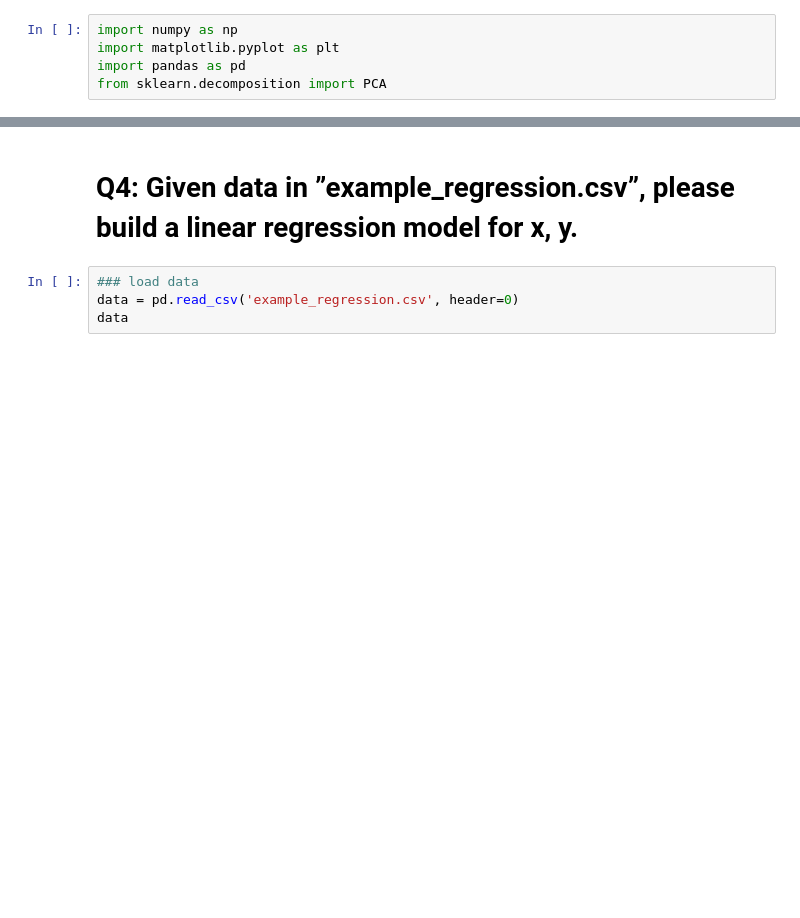
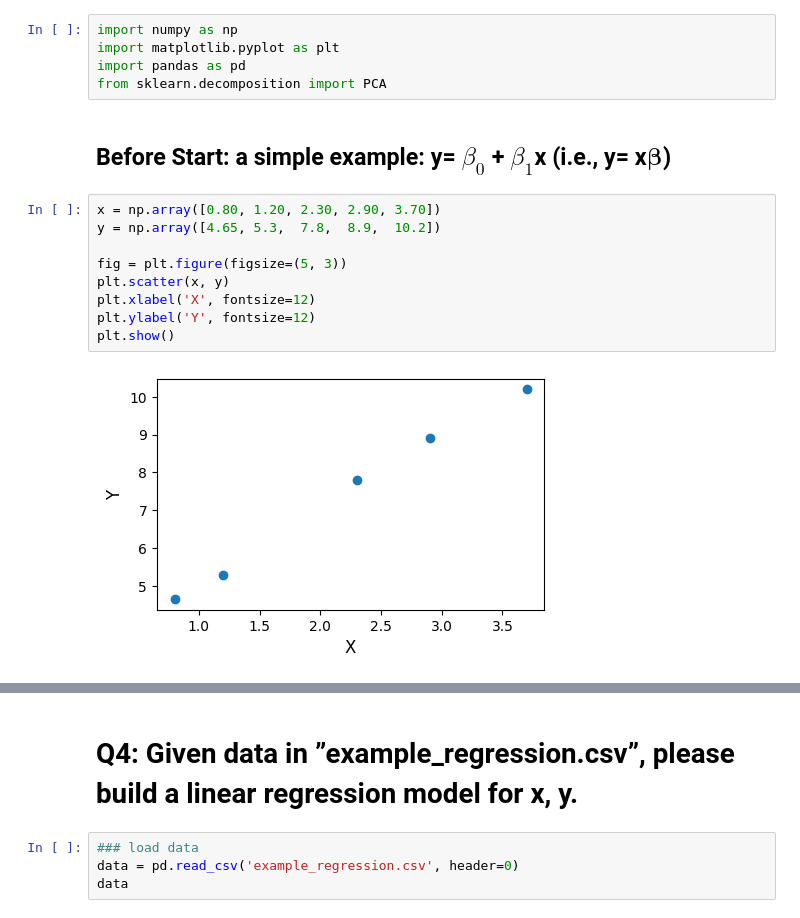
Before and after one commit to guo-ipht/Seminar_Teaching, a Jupyter notebook: Computational_Chemistry_SoSe26/Computer_based_chemistry_seminar_07.ipynb, the cells around one changed output, grey strips where cells are left out. Saved outputs shown, nothing was run; the diff lists cells and outputs as text; blank space fills up the shorter version.

```diff
--- a/Computational_Chemistry_SoSe26/Computer_based_chemistry_seminar_07.ipynb
+++ b/Computational_Chemistry_SoSe26/Computer_based_chemistry_seminar_07.ipynb
@@ -3,3 +3,16 @@ import numpy as np
 import matplotlib.pyplot as plt
 import pandas as pd
 from sklearn.decomposition import PCA
+# %% [markdown]
+## Before Start: a simple example: y= $\beta_{0}$ + $\beta_{1}$x (i.e., y= x$\boldsymbol{\beta}$)
+# %%
+x = np.array([0.80, 1.20, 2.30, 2.90, 3.70])
+y = np.array([4.65, 5.3,  7.8,  8.9,  10.2])
+
+fig = plt.figure(figsize=(5, 3))
+plt.scatter(x, y)
+plt.xlabel('X', fontsize=12)
+plt.ylabel('Y', fontsize=12)
+plt.show()
+# %% [output]
+[figure, added]
```
Also changed, not shown: parts of 9 cells of this notebook.
